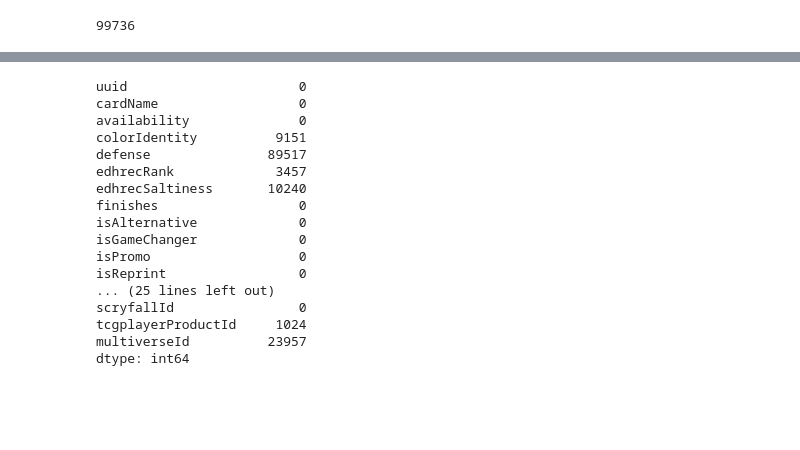
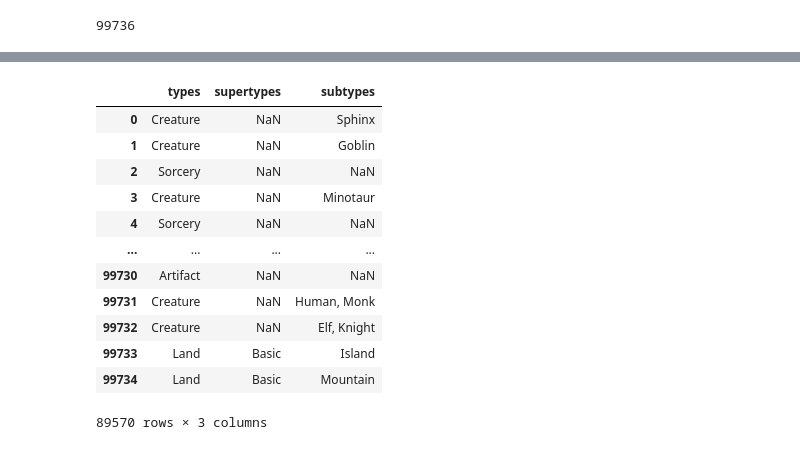
Before and after one commit to janelmjackson/understanding-mtg-card-value-through-ml, a Jupyter notebook: clean_mtgjson_cards.ipynb, the cells around one changed output, grey strips where cells are left out. Saved outputs shown, nothing was run; the diff lists cells and outputs as text; code cells hidden in the pictures; blank space fills up the shorter version.

```diff
--- a/clean_mtgjson_cards.ipynb
+++ b/clean_mtgjson_cards.ipynb
@@ -75,7 +77,7 @@ cards_df_feats = cards_df_eng[[
                             'number', 'otherFaceIds', 'power',
                             'rarity', 'setCode', 'subtypes',
                             'supertypes', 'text', 'toughness',
-                            'type', 'types', 'variations'
+                            'types', 'variations'
                             ]]
 
 cards_df_feats = cards_df_feats.rename(columns={'name': 'cardName', 'number': 'cardNumber'})
@@ -307,20 +331,41 @@ Name: types, dtype: int64
 # %%
-card_prices_sets_legal_df.isna().sum()
+# some cards just don't have [x] property, hence they have nan values
+# certain features only apply to specific card types
+
+# colorIdentity - 9151 nan
+# defense - 89517 nan
+# edhrecRank - 3457 nan
+# edhrecSaltiness - 10240 nan
+# keywords - 50535 nan
+# loyalty - 88281 nan
+# manaCost - 11200 nan
+# otherFaceIds - 85690 nan
+# power - 45589 nan
+# subtypes - 33921 nan
+# supertypes - 73327 nan
+# text - 904 nan
+# toughness - 45589 nan
+# variations - 58935 nan
+# legacy - 135 nan
+# standard - 74896 nan
+# vintage - 135 nan
+# tcgplayerProductId - 1024 nan
+# multiverseId - 23957 nan
+
+# card_prices_sets_legal_df.isna().sum()
-# %% [output]
-uuid                      0
-cardName                  0
-availability              0
-colorIdentity          9151
-defense               89517
-edhrecRank             3457
-edhrecSaltiness       10240
-finishes                  0
-isAlternative             0
-isGameChanger             0
-isPromo                   0
-isReprint                 0
-... (25 lines left out)
-scryfallId                0
-tcgplayerProductId     1024
-multiverseId          23957
-dtype: int64
+# %%
+card_prices_sets_legal_df[['types', 'supertypes', 'subtypes']]
+# %% [output]
+|  | types | supertypes | subtypes |
+| 0 | Creature | NaN | Sphinx |
+| 1 | Creature | NaN | Goblin |
+| 2 | Sorcery | NaN | NaN |
+| 3 | Creature | NaN | Minotaur |
+| 4 | Sorcery | NaN | NaN |
+| ... | ... | ... | ... |
+| 99730 | Artifact | NaN | NaN |
+| 99731 | Creature | NaN | Human, Monk |
+| 99732 | Creature | NaN | Elf, Knight |
+| 99733 | Land | Basic | Island |
+| 99734 | Land | Basic | Mountain |
+89570 rows × 3 columns
```
Also changed, not shown: parts of 17 cells of this notebook, 1 other file.
